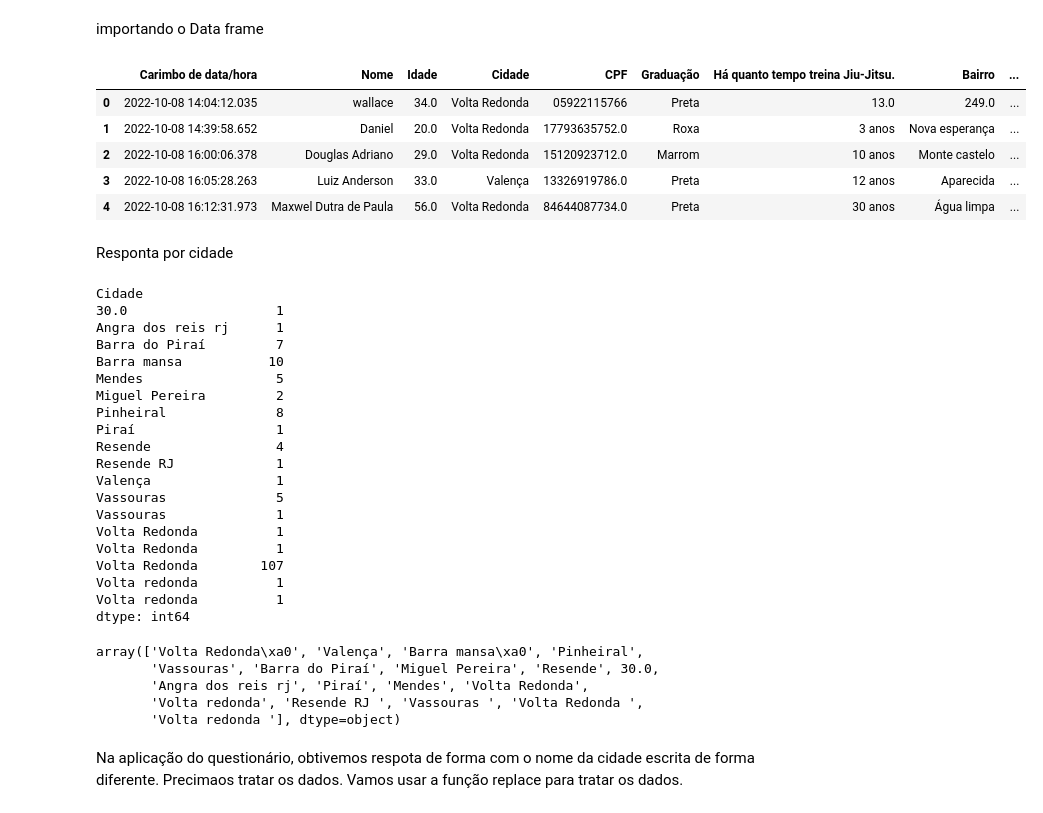
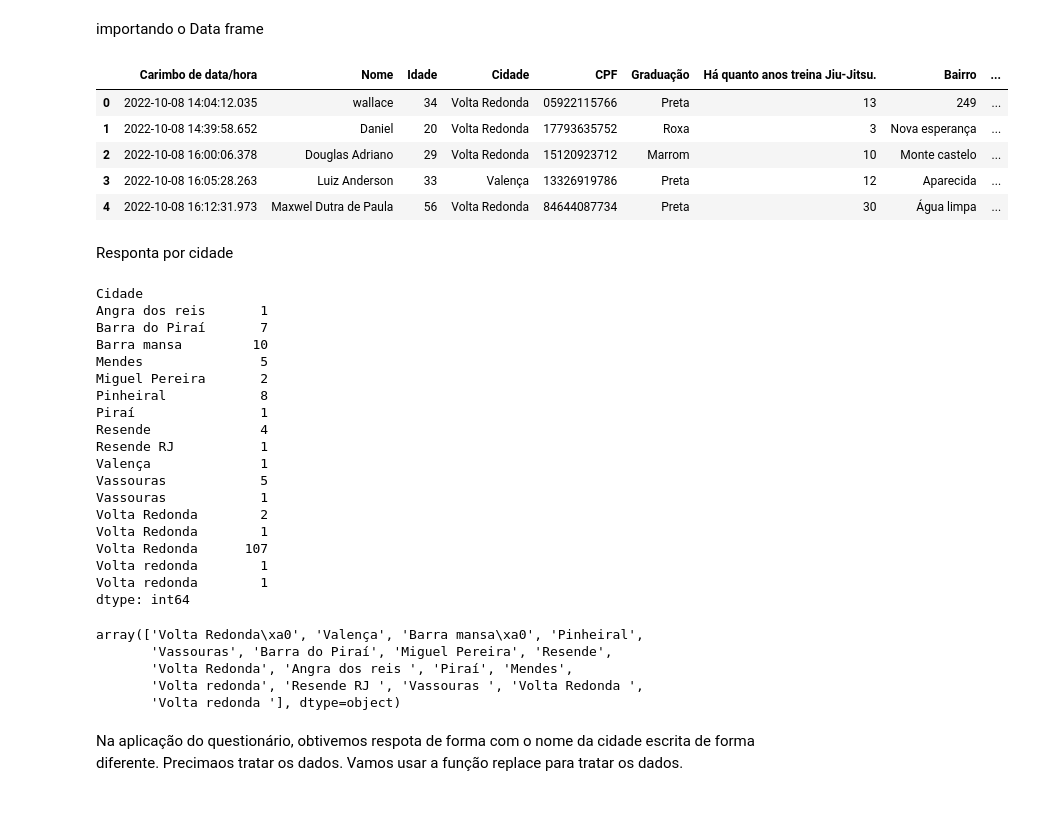
Before and after one commit to samuellevistrauss/trab_pynton, a Jupyter notebook: Dados_estatistico_VR_.ipynb, the cells around one changed output. Cells and saved outputs as stored; diff of their text form; code cells hidden in the pictures.

```diff
--- a/Dados_estatistico_VR_.ipynb
+++ b/Dados_estatistico_VR_.ipynb
@@ -8,15 +11,15 @@ import matplotlib.pyplot as plt
 # %% [markdown]
 importando o Data frame
 # %%
-Dados=pd.read_excel('/content/dados (1).xlsx')
+Dados=pd.read_excel('/content/drive/MyDrive/Projeto Python/Dados.xlsx')
 Dados.head()
 # %% [output]
-|  | Carimbo de data/hora | Nome | Idade | Cidade | CPF | Graduação | Há quanto tempo treina Jiu-Jitsu. | Bairro | ... |
-| 0 | 2022-10-08 14:04:12.035 | wallace | 34.0 | Volta Redonda | 05922115766 | Preta | 13.0 | 249.0 | ... |
-| 1 | 2022-10-08 14:39:58.652 | Daniel | 20.0 | Volta Redonda | 17793635752.0 | Roxa | 3 anos | Nova esperança | ... |
-| 2 | 2022-10-08 16:00:06.378 | Douglas Adriano | 29.0 | Volta Redonda | 15120923712.0 | Marrom | 10 anos | Monte castelo | ... |
-| 3 | 2022-10-08 16:05:28.263 | Luiz Anderson | 33.0 | Valença | 13326919786.0 | Preta | 12 anos | Aparecida | ... |
-| 4 | 2022-10-08 16:12:31.973 | Maxwel Dutra de Paula | 56.0 | Volta Redonda | 84644087734.0 | Preta | 30 anos | Água limpa | ... |
+|  | Carimbo de data/hora | Nome | Idade | Cidade | CPF | Graduação | Há quanto anos treina Jiu-Jitsu. | Bairro | ... |
+| 0 | 2022-10-08 14:04:12.035 | wallace | 34 | Volta Redonda | 05922115766 | Preta | 13 | 249 | ... |
+| 1 | 2022-10-08 14:39:58.652 | Daniel | 20 | Volta Redonda | 17793635752 | Roxa | 3 | Nova esperança | ... |
+| 2 | 2022-10-08 16:00:06.378 | Douglas Adriano | 29 | Volta Redonda | 15120923712 | Marrom | 10 | Monte castelo | ... |
+| 3 | 2022-10-08 16:05:28.263 | Luiz Anderson | 33 | Valença | 13326919786 | Preta | 12 | Aparecida | ... |
+| 4 | 2022-10-08 16:12:31.973 | Maxwel Dutra de Paula | 56 | Volta Redonda | 84644087734 | Preta | 30 | Água limpa | ... |
 # %% [markdown]
 Responta por cidade
 # %%
@@ -24,31 +27,30 @@ DPC =Dados.groupby('Cidade ').size()
 display(DPC)
 # %% [output]
 Cidade
-30.0                   1
-Angra dos reis rj      1
-Barra do Piraí         7
-Barra mansa           10
-Mendes                 5
-Miguel Pereira         2
-Pinheiral              8
-Piraí                  1
-Resende                4
-Resende RJ             1
-Valença                1
-Vassouras              5
-Vassouras              1
-Volta Redonda          1
-Volta Redonda          1
-Volta Redonda        107
-Volta redonda          1
-Volta redonda          1
+Angra dos reis       1
+Barra do Piraí       7
+Barra mansa         10
+Mendes               5
+Miguel Pereira       2
+Pinheiral            8
+Piraí                1
+Resende              4
+Resende RJ           1
+Valença              1
+Vassouras            5
+Vassouras            1
+Volta Redonda        2
+Volta Redonda        1
+Volta Redonda      107
+Volta redonda        1
+Volta redonda        1
 dtype: int64
 # %%
 Dados['Cidade '].unique()
 # %% [output]
 array(['Volta Redonda\xa0', 'Valença', 'Barra mansa\xa0', 'Pinheiral',
-       'Vassouras', 'Barra do Piraí', 'Miguel Pereira', 'Resende', 30.0,
-       'Angra dos reis rj', 'Piraí', 'Mendes', 'Volta Redonda',
+       'Vassouras', 'Barra do Piraí', 'Miguel Pereira', 'Resende',
+       'Volta Redonda', 'Angra dos reis ', 'Piraí', 'Mendes',
        'Volta redonda', 'Resende RJ ', 'Vassouras ', 'Volta Redonda ',
        'Volta redonda '], dtype=object)
 # %% [markdown]
```
Also changed, not shown: parts of 26 cells of this notebook.
